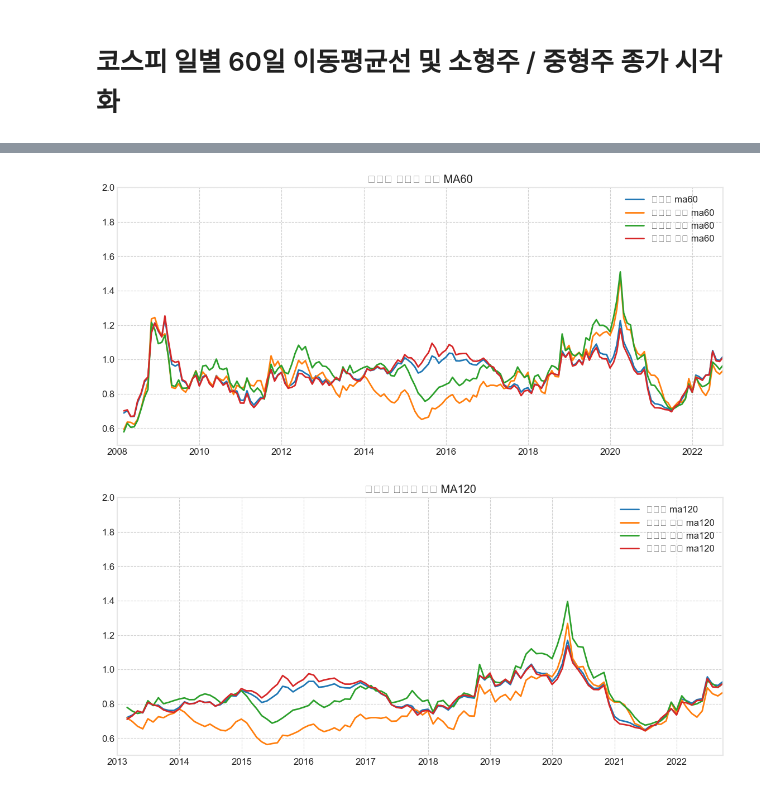
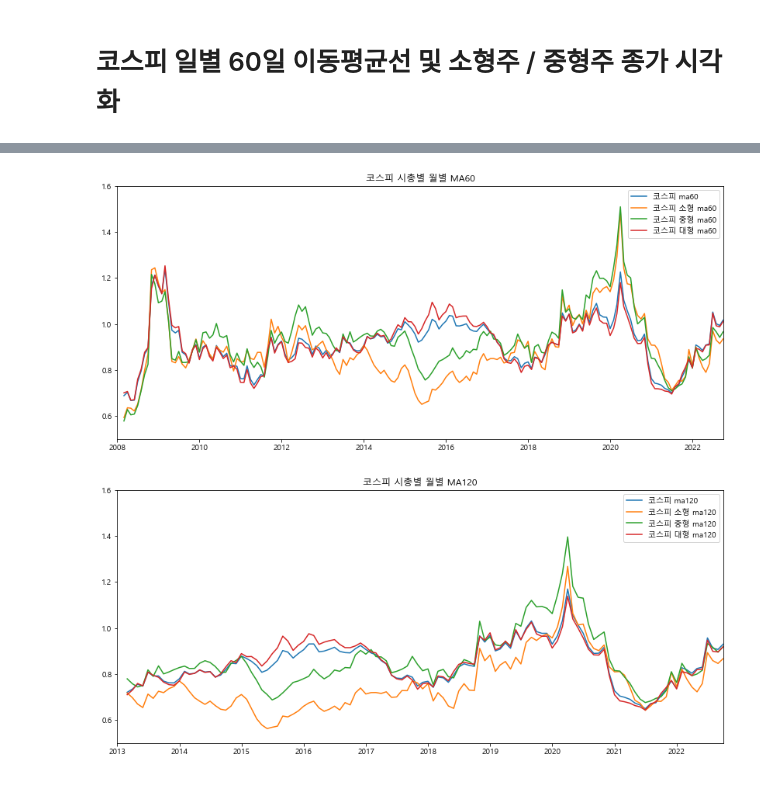
Before and after one commit to KB-IT-Academy-Team-4/eda-kospi, a Jupyter notebook: kospi_scale/kospi_scale_MA.ipynb, the cells around one changed output, grey strips where cells are left out. Saved outputs shown, nothing was run; the diff lists cells and outputs as text; code cells hidden in the pictures.

```diff
--- a/kospi_scale/kospi_scale_MA.ipynb
+++ b/kospi_scale/kospi_scale_MA.ipynb
@@ -11,9 +11,7 @@ from matplotlib import font_manager, rc
 from datetime import datetime
 from datetime import date
 
-font_name = font_manager.FontProperties(fname='C:\\Windows\\Fonts\\malgun.ttf').get_name()
-rc('font', family=font_name)
-
+plt.rcParams['font.family'] = 'Malgun Gothic'
 plt.rcParams['figure.figsize'] = (10, 6) # 그래프 크기 설정
 # %% [markdown]
 # stock module
@@ -336,25 +315,25 @@ plt.show()
 # %%
 # MA_sep 사용했기 때문에 1 값에서 진동함
 
 fig = plt.figure(figsize=(14, 6))
 ax = fig.add_subplot(1, 1, 1)
 
 ax.plot(df_scale_month_kospi["MA60_sep"], label='코스피 ma60')
 ax.plot(df_scale_month_small["MA60_sep"], label='코스피 소형 ma60')
 ax.plot(df_scale_month_medium["MA60_sep"], label='코스피 중형 ma60')
 ax.plot(df_scale_month_large["MA60_sep"], label='코스피 대형 ma60')
 
 
 
 ax.legend(loc='best')
 plt.title('코스피 시총별 월별 MA60')
 my_date_start = date(2008, 1, 1)
 my_date_end = date(2022, 9, 30)
 plt.xlim([my_date_start, my_date_end])
-plt.ylim(0.5, 2)
+plt.ylim(0.5, 1.6)
 plt.show()
 # %% [output]
-[figure, old version]
+[figure, new version]
 # %%
 # MA_sep 사용했기 때문에 1 값에서 진동함
 
@@ -373,7 +352,7 @@ plt.title('코스피 시총별 월별 MA120')
 my_date_start = date(2013, 1, 1)
 my_date_end = date(2022, 9, 30)
 plt.xlim([my_date_start, my_date_end])
-plt.ylim(0.5, 2)
+plt.ylim(0.5, 1.6)
 plt.show()
 # %% [output]
-[figure, old version]
+[figure, new version]
```
Also changed, not shown: parts of 14 cells of this notebook.
